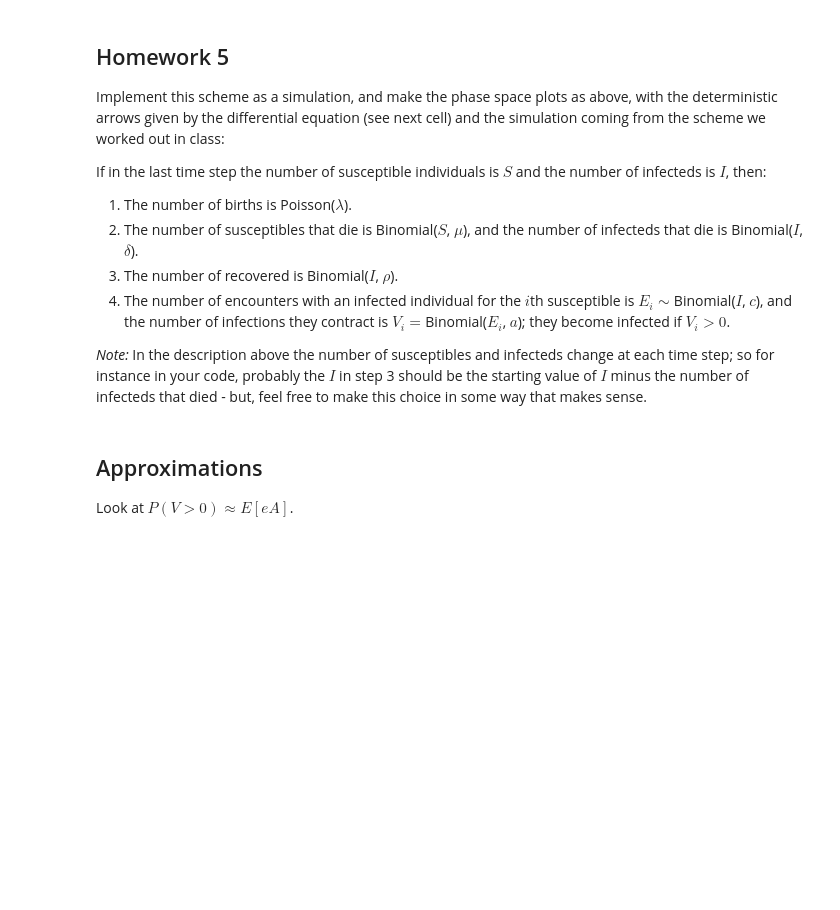
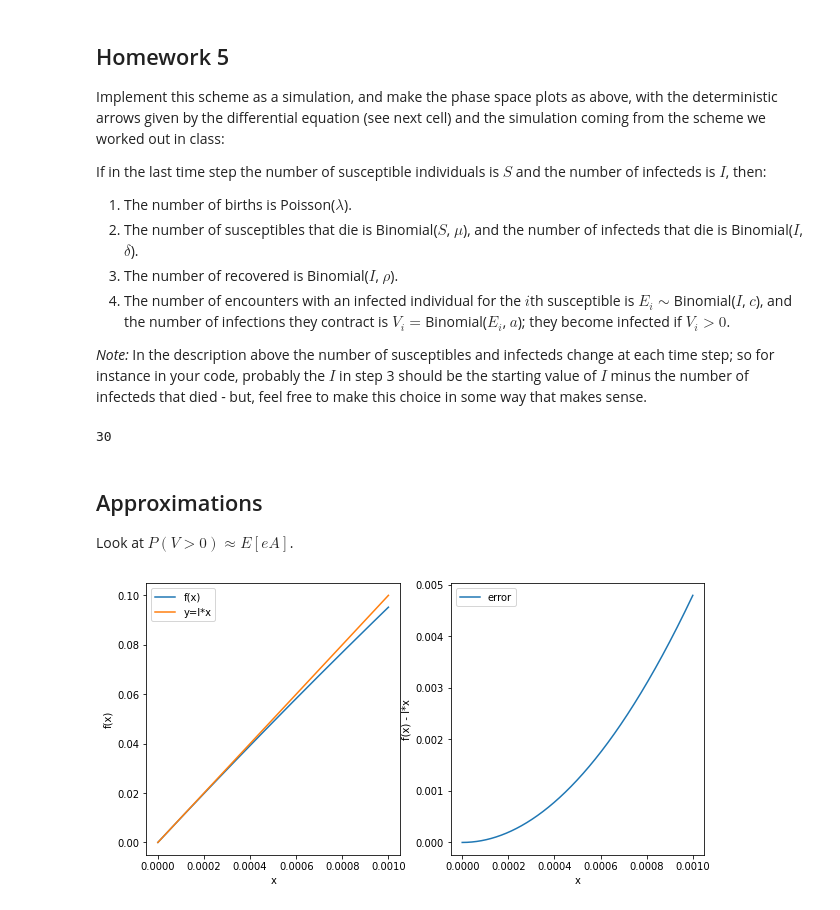
Before and after one commit to petrelharp/popbio, a Jupyter notebook: notebooks/species_interactions.ipynb, the cells around one changed output. Saved outputs shown, nothing was run; the diff lists cells and outputs as text; code cells hidden in the pictures; blank space fills up the shorter version.

```diff
--- a/notebooks/species_interactions.ipynb
+++ b/notebooks/species_interactions.ipynb
@@ -353,5 +353,56 @@ def si_eqn(S, I, lam, c, a, rho, mu, delta):
     return next_S, next_I
+# %%
+lam = 3
+mu = 0.2
+delta = 0.4
+rho = 0.3
+c = 0.6
+a = 0.8
+
+S = 100
+I = 5
+rng = np.random.default_rng()
+
+def si_gen(S, I, lam, mu, delta, rho, c, a):
+    births = rng.poisson(lam)
+    S_deaths = rng.binomial(S, mu)
+    S -= S_deaths
+    I_deaths = rng.binomial(I, delta)
+    I -= I_deaths
+    recovered = rng.binomial(I, rho)
+    I -= recovered
+    S += recovered
+    encounters = rng.binomial(I, c, size=S)
+    infections = rng.binomial(encounters, a, size=S)
+    new_infections = sum(infections > 0)
+    I += new_infections
+    S -= new_infections
+    return S, I
+# %% [output]
+30
 # %% [markdown]
 ## Approximations
 
 Look at $P(V > 0) \approx E[eA]$.
+# %%
+x = np.linspace(0, 0.001, 1001)
+I = 100
+def f(x):
+    return 1 - (1 - x) ** I
+
+def approx_f(x):
+    return I * x
+
+fig, (ax1, ax2) = plt.subplots(1, 2, figsize=(10,5))
+ax1.plot(x, f(x), label="f(x)")
+ax1.plot(x, approx_f(x), label="y=I*x");
+ax1.set_xlabel("x")
+ax1.set_ylabel("f(x)")
+ax1.legend()
+
+ax2.plot(x, np.abs(f(x) - approx_f(x)), label='error')
+ax2.set_xlabel("x")
+ax2.set_ylabel("f(x) - I*x")
+ax2.legend();
+# %% [output]
+[figure, added]
```
Also changed, not shown: parts of 1 cell of this notebook, 1 other file.
